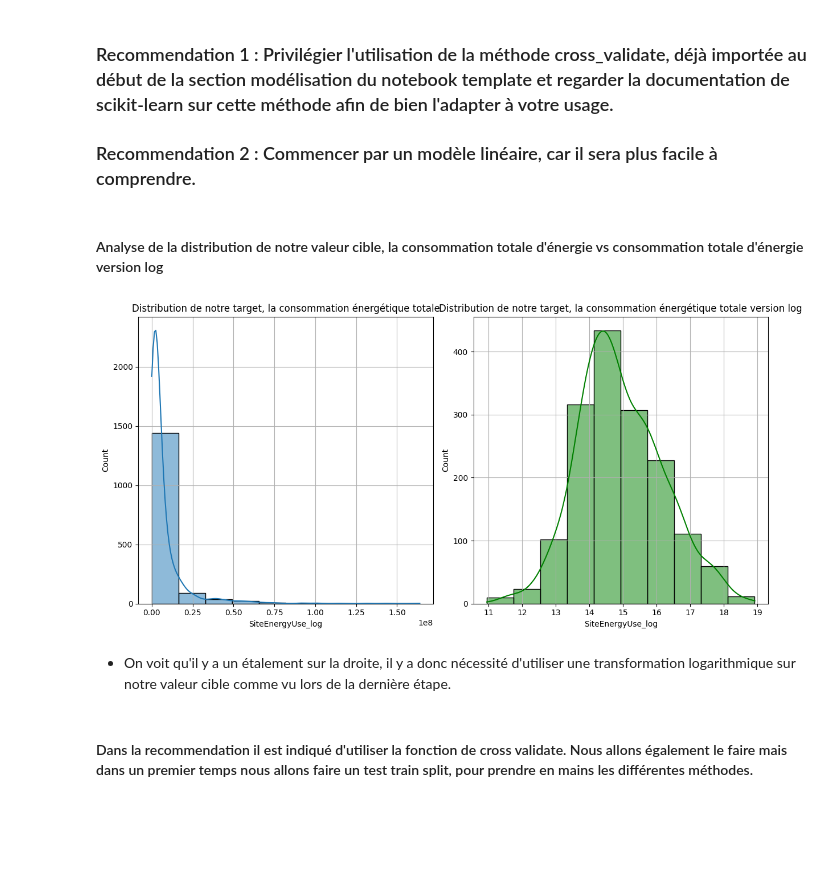
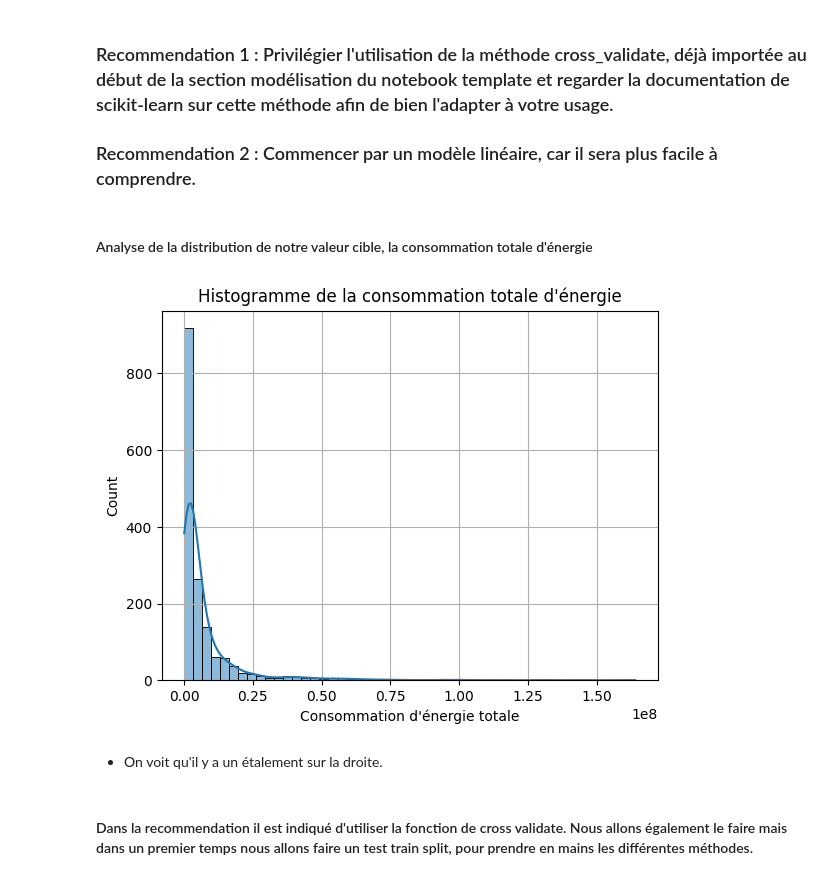
Before and after one commit to SCFlorian/Anticipez_besoins_consommations_batiments, a Jupyter notebook: notebooks/Notebook_4_tests_modeles.ipynb, the cells around one changed output. Saved outputs shown, nothing was run; the diff lists cells and outputs as text; code cells hidden in the pictures; blank space fills up the shorter version.

```diff
--- a/notebooks/Notebook_4_tests_modeles.ipynb
+++ b/notebooks/Notebook_4_tests_modeles.ipynb
@@ -25,14 +25,15 @@ from sklearn.dummy import DummyRegressor
 from sklearn.linear_model import LinearRegression
 from sklearn.svm import SVR
 from sklearn.ensemble import RandomForestRegressor
+from sklearn.metrics import make_scorer
 
-from sklearn.metrics import make_scorer
+#Librairies de base et notre fichier de l'étape 3
+
+import pandas as pd
+import numpy as np
+import matplotlib.pyplot as plt
+import seaborn as sns
+building_clean_def = pd.read_csv("../Data/Projet_3_etape3_clean.csv")
-# %%
-import pandas as pd
-import numpy as np
-import matplotlib.pyplot as plt
-import seaborn as sns
-building_clean_def = pd.read_csv("Data/Projet_3_etape3_clean.csv")
 # %% [markdown]
 * Petit récapitulatif
 # %%
@@ -46,28 +47,16 @@ Nous retrouvons 1601 lignes et nous avons 48 colonnes avant le nettoyage des don
 ### Recommendation 1 : Privilégier l'utilisation de la méthode cross_validate, déjà importée au début de la section modélisation du notebook template et regarder la documentation de scikit-learn sur cette méthode afin de bien l'adapter à votre usage.
 ### Recommendation 2 : Commencer par un modèle linéaire, car il sera plus facile à comprendre.
 # %% [markdown]
-#### Analyse de la distribution de notre valeur cible, la consommation totale d'énergie vs consommation totale d'énergie version log
+#### Analyse de la distribution de notre valeur cible, la consommation totale d'énergie
-# %%
-plt.figure(figsize=(12, 6))
-
-plt.subplot (1, 2, 1)
-consommation_energie_originale = np.exp(building_clean_def['SiteEnergyUse_log'])
-sns.histplot(consommation_energie_originale, kde=True, bins=10)
-plt.title("Distribution de notre target, la consommation énergétique totale")
-plt.grid()
-
-plt.subplot (1, 2, 2)
-building_clean_def
-sns.histplot(building_clean_def['SiteEnergyUse_log'], kde=True, bins=10, color='green')
-plt.title("Distribution de notre target, la consommation énergétique totale version log")
-plt.grid()
-
-plt.tight_layout()
-plt.show()
-# %% [output]
-[figure, removed]
+# %%
+sns.histplot(building_clean_def["SiteEnergyUse(kBtu)"], bins=50, kde=True)
+plt.title("Histogramme de la consommation totale d'énergie")
+plt.xlabel("Consommation d'énergie totale")
+plt.grid()
+# %% [output]
+[figure, added]
 # %% [markdown]
-* On voit qu'il y a un étalement sur la droite, il y a donc nécessité d'utiliser une transformation logarithmique sur notre valeur cible comme vu lors de la dernière étape.
+* On voit qu'il y a un étalement sur la droite.
 # %% [markdown]
 #### Dans la recommendation il est indiqué d'utiliser la fonction de cross validate. Nous allons également le faire mais dans un premier temps nous allons faire un test train split, pour prendre en mains les différentes méthodes.
 # %% [markdown]
```
Also changed, not shown: parts of 25 cells of this notebook, 16 other files.
